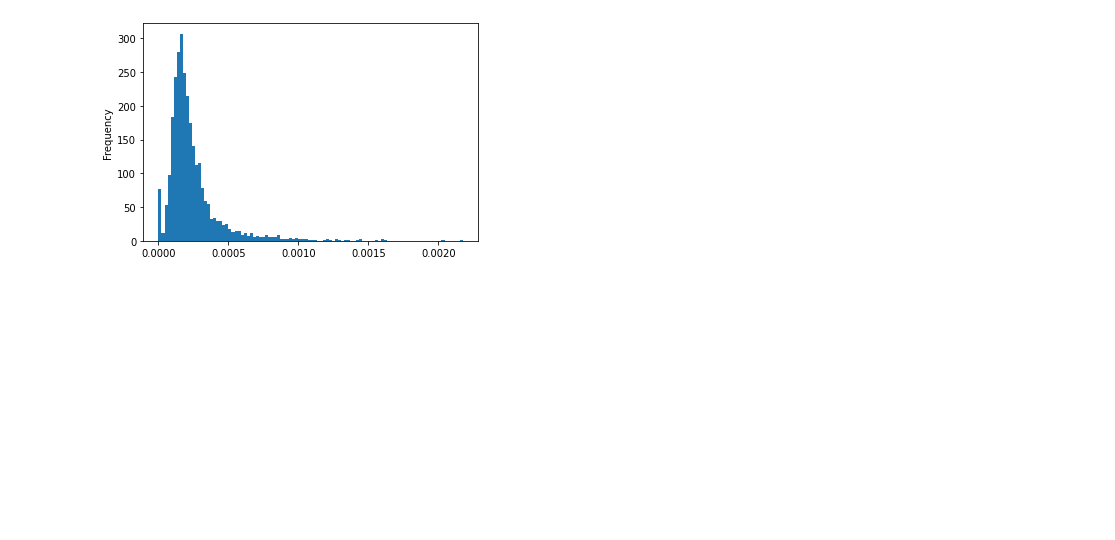
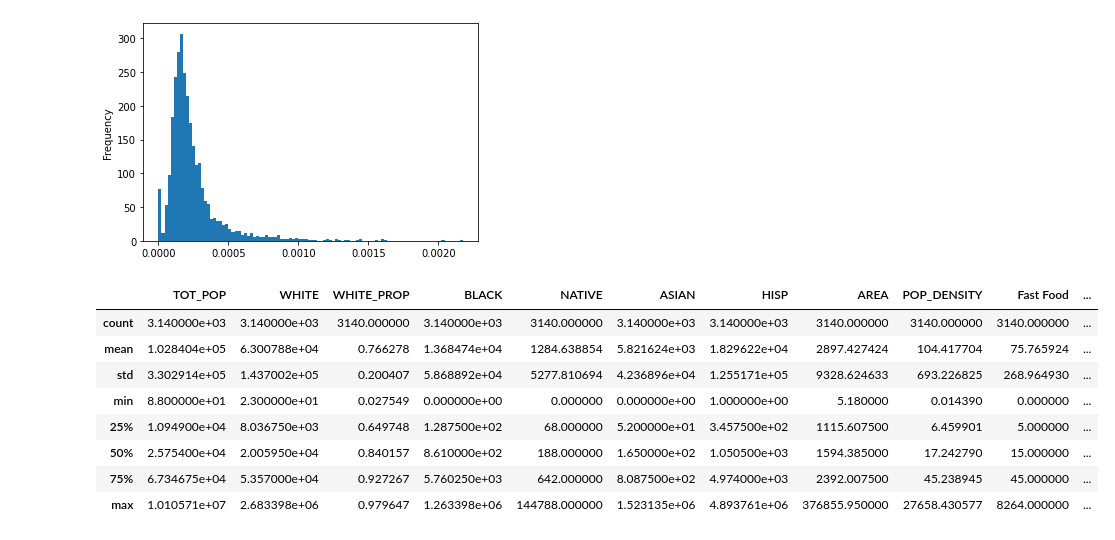
Before and after one commit to nick-knudsen/pocs-project, a Jupyter notebook: national_food_sources.ipynb, the cells around one changed output. Saved outputs shown, nothing was run; the diff lists cells and outputs as text; code cells hidden in the pictures; blank space fills up the shorter version.

```diff
--- a/national_food_sources.ipynb
+++ b/national_food_sources.ipynb
@@ -317,3 +373,15 @@ plt.show()
 # %% [output]
 <AxesSubplot:ylabel='Frequency'>
 [figure]
+# %%
+pop_sources_df.describe()
+# %% [output]
+|  | TOT_POP | WHITE | WHITE_PROP | BLACK | NATIVE | ASIAN | HISP | AREA | POP_DENSITY | Fast Food | ... |
+| count | 3.140000e+03 | 3.140000e+03 | 3140.000000 | 3.140000e+03 | 3140.000000 | 3.140000e+03 | 3.140000e+03 | 3140.000000 | 3140.000000 | 3140.000000 | ... |
+| mean | 1.028404e+05 | 6.300788e+04 | 0.766278 | 1.368474e+04 | 1284.638854 | 5.821624e+03 | 1.829622e+04 | 2897.427424 | 104.417704 | 75.765924 | ... |
+| std | 3.302914e+05 | 1.437002e+05 | 0.200407 | 5.868892e+04 | 5277.810694 | 4.236896e+04 | 1.255171e+05 | 9328.624633 | 693.226825 | 268.964930 | ... |
+| min | 8.800000e+01 | 2.300000e+01 | 0.027549 | 0.000000e+00 | 0.000000 | 0.000000e+00 | 1.000000e+00 | 5.180000 | 0.014390 | 0.000000 | ... |
+| 25% | 1.094900e+04 | 8.036750e+03 | 0.649748 | 1.287500e+02 | 68.000000 | 5.200000e+01 | 3.457500e+02 | 1115.607500 | 6.459901 | 5.000000 | ... |
+| 50% | 2.575400e+04 | 2.005950e+04 | 0.840157 | 8.610000e+02 | 188.000000 | 1.650000e+02 | 1.050500e+03 | 1594.385000 | 17.242790 | 15.000000 | ... |
+| 75% | 6.734675e+04 | 5.357000e+04 | 0.927267 | 5.760250e+03 | 642.000000 | 8.087500e+02 | 4.974000e+03 | 2392.007500 | 45.238945 | 45.000000 | ... |
+| max | 1.010571e+07 | 2.683398e+06 | 0.979647 | 1.263398e+06 | 144788.000000 | 1.523135e+06 | 4.893761e+06 | 376855.950000 | 27658.430577 | 8264.000000 | ... |
```
Also changed, not shown: parts of 5 cells of this notebook.
